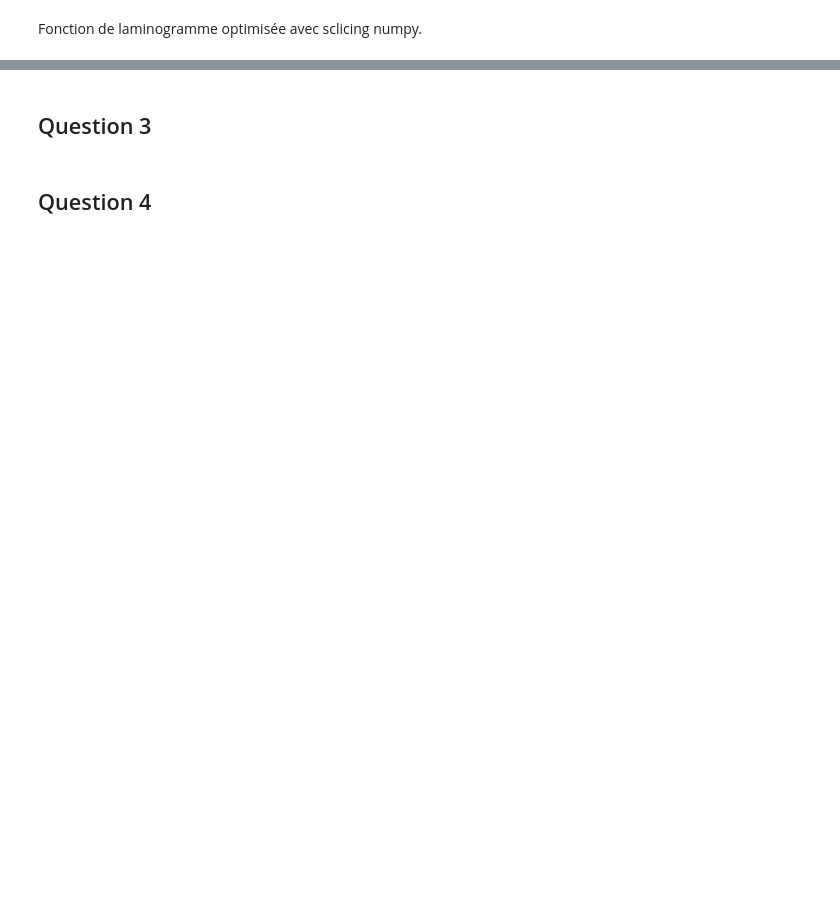
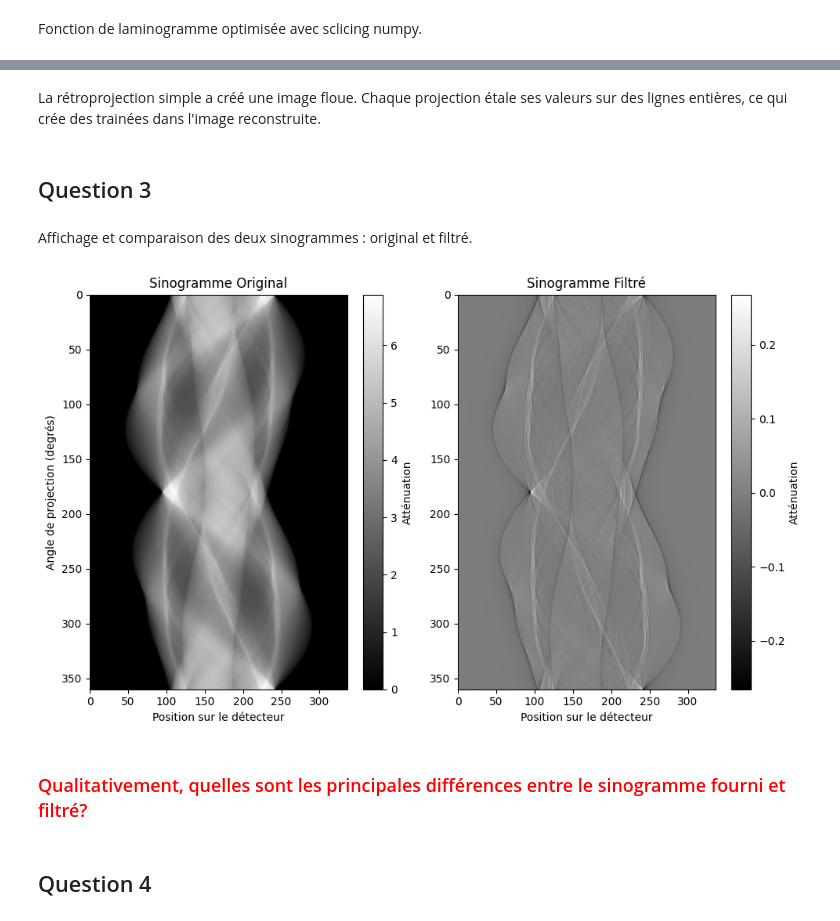
Before and after one commit to marcosamsonn/TP2, a Jupyter notebook: TP2_JulesLabrecque_XavierLarouche_MarcAntoineSamson.ipynb, the cells around one changed output, grey strips where cells are left out. Drawn from its saved outputs; the diff is of its cells as text; code cells hidden in the pictures; blank space fills up the shorter version.

```diff
--- a/TP2_JulesLabrecque_XavierLarouche_MarcAntoineSamson.ipynb
+++ b/TP2_JulesLabrecque_XavierLarouche_MarcAntoineSamson.ipynb
@@ -292,3 +292,6 @@ Processing angle 720/720
 [figure]
+# %% [markdown]
+La rétroprojection simple a créé une image floue. Chaque projection étale ses valeurs
+sur des lignes entières, ce qui crée des trainées dans l'image reconstruite.
 # %% [markdown]
 ## Question 3
@@ -295,2 +332,41 @@ Processing angle 720/720
+# %% [markdown]
+Affichage et comparaison des deux sinogrammes : original et filtré.
+# %%
+[nbprj, nbpix, sinogram_original] = readSinogram(dataDir + sinogramFile)
+
+sinogram_filtered = np.copy(sinogram_original)
+
+angles = np.linspace(0, 360, nbprj)
+
+# Filtrer le sinogramme
+filterSinogram(sinogram_filtered)
+
+
+fig, (ax1, ax2) = plt.subplots(1, 2, figsize=(10, 6))
+
+# Original
+im1 = ax1.imshow(sinogram_original, aspect='auto', cmap='gray', extent=[0, nbpix, angles[-1], angles[0]])
+ax1.set_title('Sinogramme Original')
+ax1.set_xlabel('Position sur le détecteur')
+ax1.set_ylabel('Angle de projection (degrés)')
+
+# Filtré
+im2 = ax2.imshow(sinogram_filtered, aspect='auto', cmap='gray', extent=[0, nbpix, angles[-1], angles[0]])
+ax2.set_title('Sinogramme Filtré')
+ax2.set_xlabel('Position sur le détecteur')
+
+plt.colorbar(im1, ax=ax1, label='Atténuation')
+plt.colorbar(im2, ax=ax2, label='Atténuation')
+plt.tight_layout()
+
+# Sauvegarder l'image
+plt.savefig("sinogram_comparison-" + time.strftime("%Y%m%d-%H%M%S") + ".png", dpi=300)
+
+# Afficher la figure
+plt.show()
+# %% [output]
+[figure, added]
+# %% [markdown]
+### <span style="color:red"> Qualitativement, quelles sont les principales différences entre le sinogramme fourni et filtré? </span>
 # %% [markdown]
 ## Question 4
```
Also changed, not shown: parts of 6 cells of this notebook.
